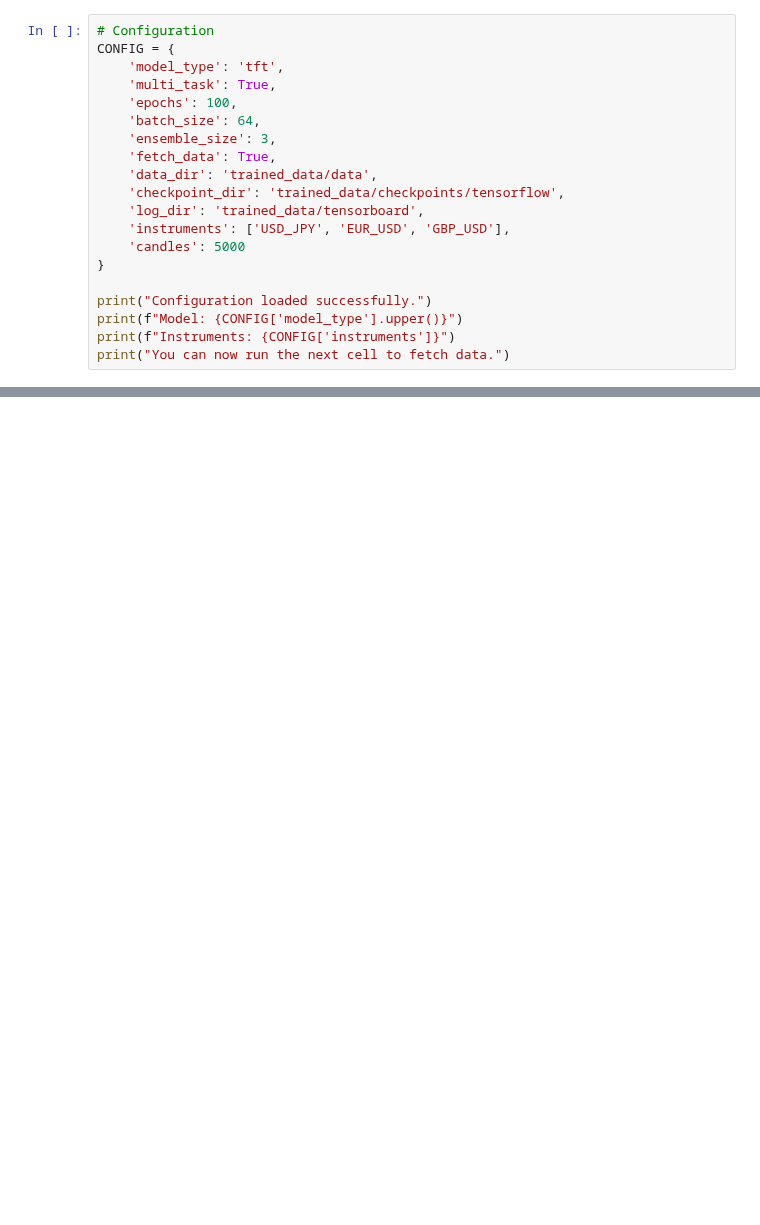
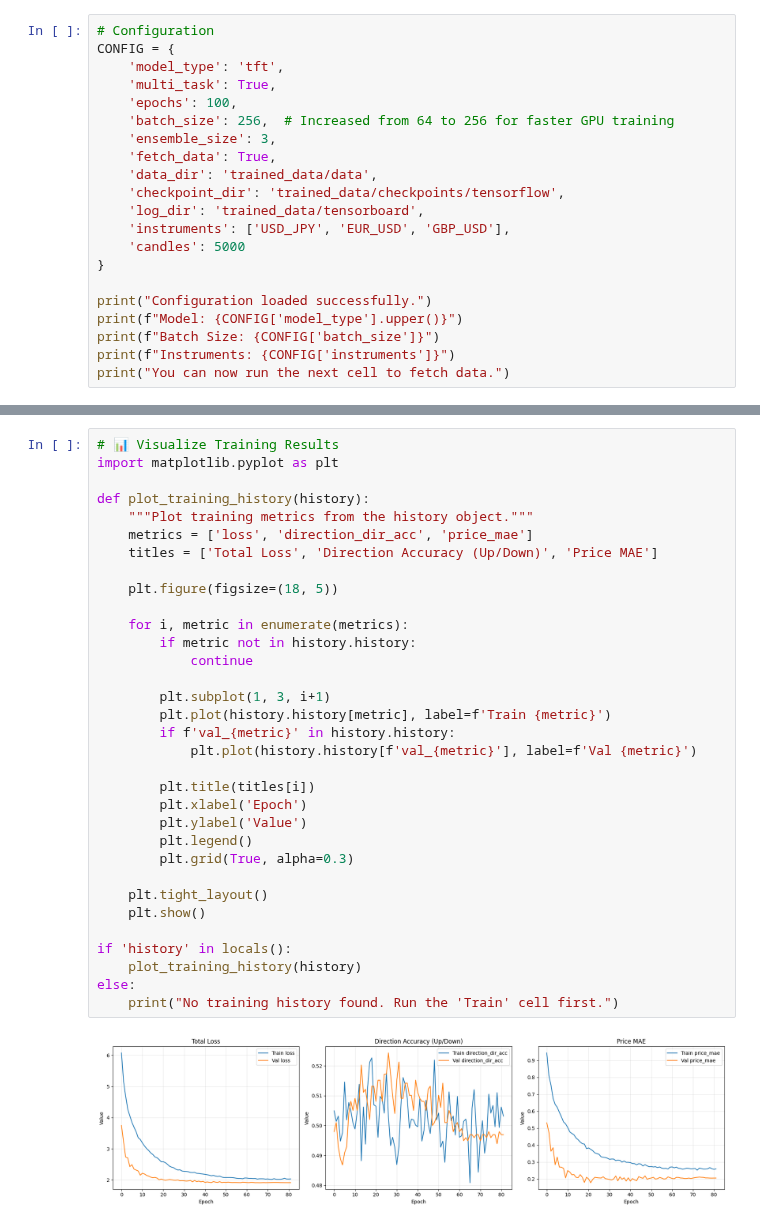
Before and after one commit to Raynergy-svg/ml_engine, a Jupyter notebook: colab_train.ipynb, the cells around one changed output, grey strips where cells are left out. Cells and saved outputs as stored; diff of their text form; blank space fills up the shorter version.

```diff
--- a/colab_train.ipynb
+++ b/colab_train.ipynb
@@ -78,7 +81,7 @@ CONFIG = {
     'model_type': 'tft',
     'multi_task': True,
     'epochs': 100,
-    'batch_size': 64,
+    'batch_size': 256,  # Increased from 64 to 256 for faster GPU training
     'ensemble_size': 3,
     'fetch_data': True,
     'data_dir': 'trained_data/data',
@@ -90,6 +93,7 @@ CONFIG = {
 
 print("Configuration loaded successfully.")
 print(f"Model: {CONFIG['model_type'].upper()}")
+print(f"Batch Size: {CONFIG['batch_size']}")
 print(f"Instruments: {CONFIG['instruments']}")
 print("You can now run the next cell to fetch data.")
 # %% [output]
@@ -226,0 +491,35 @@ print(f"Scalers saved to {CONFIG['checkpoint_dir']}")
+# %%
+# 📊 Visualize Training Results
+import matplotlib.pyplot as plt
+
+def plot_training_history(history):
+    """Plot training metrics from the history object."""
+    metrics = ['loss', 'direction_dir_acc', 'price_mae']
+    titles = ['Total Loss', 'Direction Accuracy (Up/Down)', 'Price MAE']
+
+    plt.figure(figsize=(18, 5))
+
+    for i, metric in enumerate(metrics):
+        if metric not in history.history:
+            continue
+
+        plt.subplot(1, 3, i+1)
+        plt.plot(history.history[metric], label=f'Train {metric}')
+        if f'val_{metric}' in history.history:
+            plt.plot(history.history[f'val_{metric}'], label=f'Val {metric}')
+
+        plt.title(titles[i])
+        plt.xlabel('Epoch')
+        plt.ylabel('Value')
+        plt.legend()
+        plt.grid(True, alpha=0.3)
+
+    plt.tight_layout()
+    plt.show()
+
+if 'history' in locals():
+    plot_training_history(history)
+else:
+    print("No training history found. Run the 'Train' cell first.")
+# %% [output]
+[figure, added]
```
Also changed, not shown: parts of 10 cells of this notebook, 3 other files.
